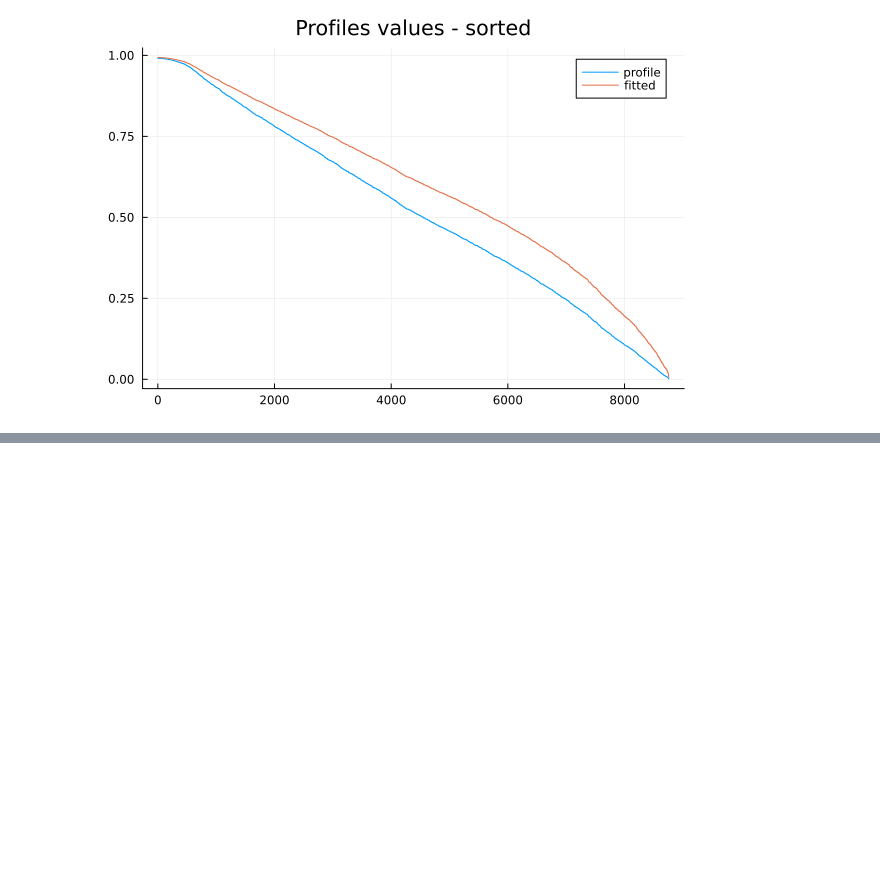
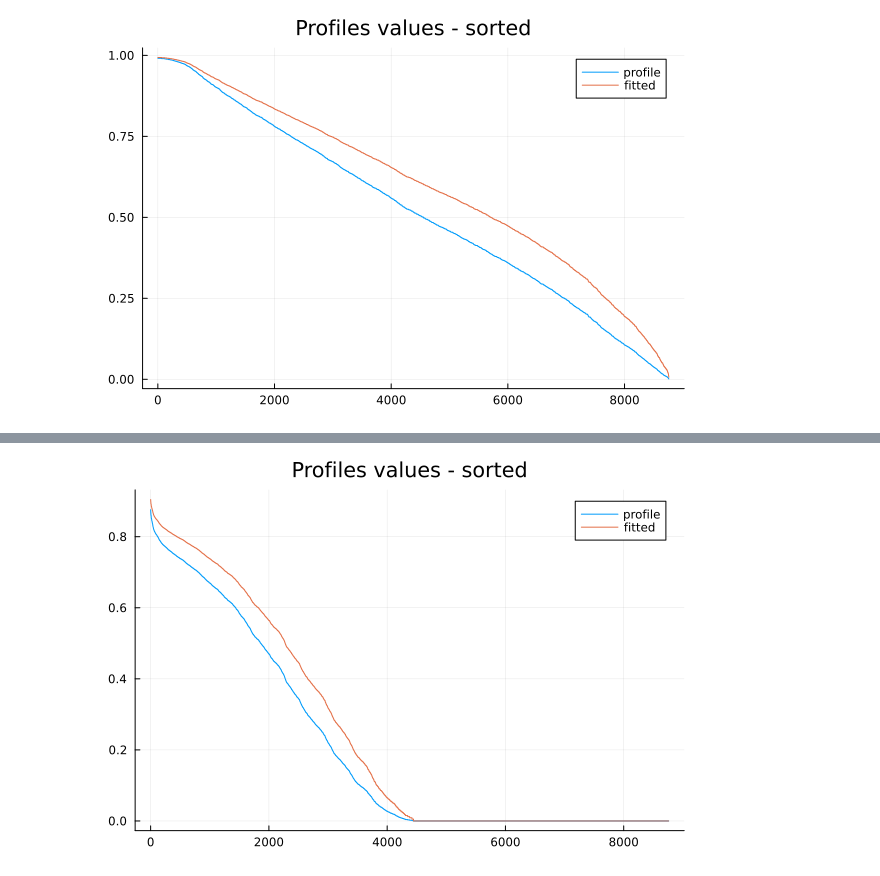
Before and after one commit to TulipaEnergy/TulipaProfileFitting.jl, a Jupyter notebook: notebooks/01-basic-example.ipynb, the cells around one changed output, grey strips where cells are left out. Cells and saved outputs as stored; diff of their text form; code cells hidden in the pictures; blank space fills up the shorter version.

```diff
--- a/notebooks/01-basic-example.ipynb
+++ b/notebooks/01-basic-example.ipynb
@@ -126,0 +206,6 @@ It can be observed that the fitted curve primarily affects the intermediate valu
+# %%
+Plots.plot(sort(profile_values,rev=true), label="profile")
+Plots.plot!(sort(fitted_profile,rev=true), label="fitted")
+Plots.plot!(title="Profiles values - sorted")
+# %% [output]
+[figure, added]
```
Also changed, not shown: parts of 20 cells of this notebook, 1 other file.
